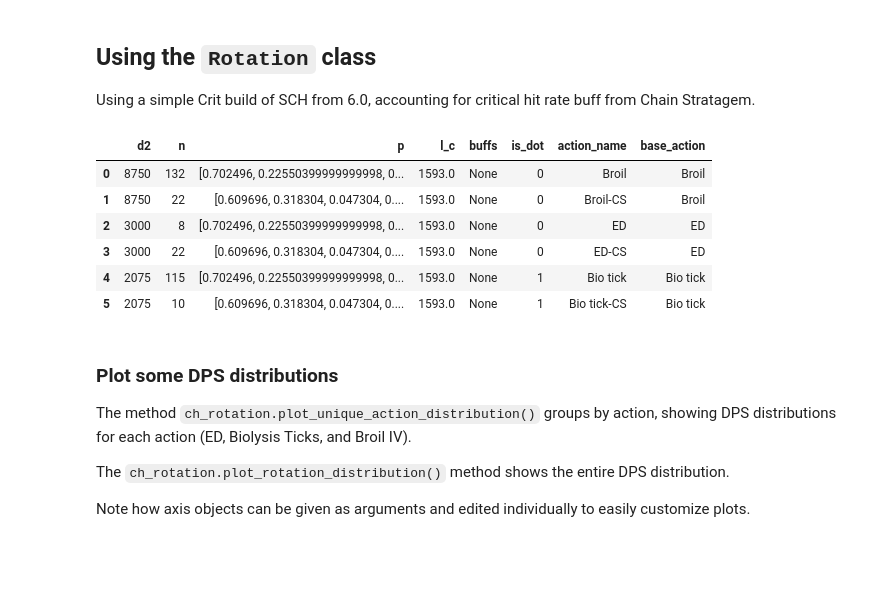
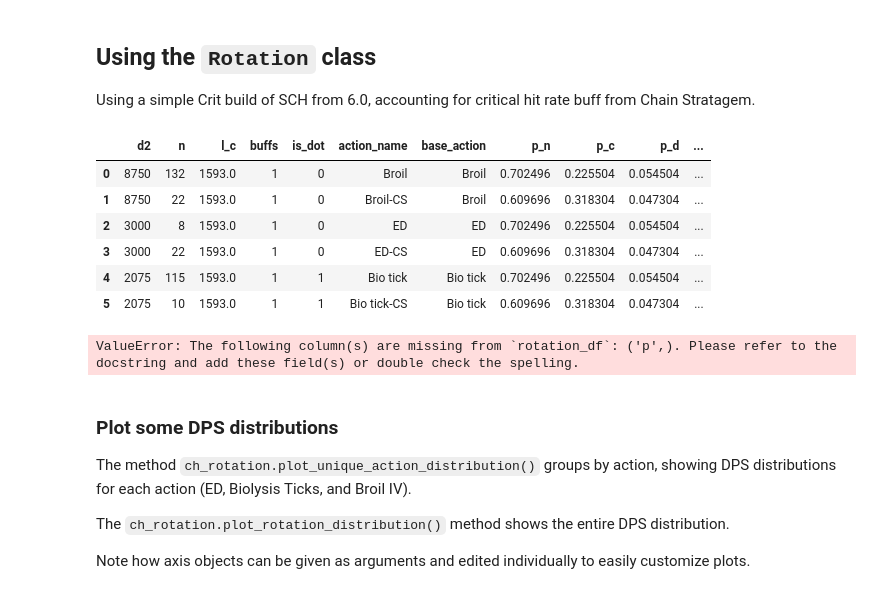
Before and after one commit to ffxiv-acerola/ffxiv_stats, a Jupyter notebook: examples/deterministic-rotations.ipynb, the cells around one changed output. Saved outputs shown, nothing was run; the diff lists cells and outputs as text; code cells hidden in the pictures; blank space fills up the shorter version.

```diff
--- a/examples/deterministic-rotations.ipynb
+++ b/examples/deterministic-rotations.ipynb
@@ -11,38 +11,44 @@ import json
 
 Using a simple Crit build of SCH from 6.0, accounting for critical hit rate buff from Chain Stratagem.
 # %%
-
 # Fight duration is 6:35
 t = 6 * 60 + 35
 
 # Get rates from Rate class
 crit_p = ffs.Rate(2241, 652)
 # Account crit rate bonus from chain stratagem with `ch_mod`
 crit_p_cs = crit_p.get_p(ch_mod=0.1)
 
 # Create rotation df
-ch_rotation_df = pd.DataFrame({
-    'd2': [8750, 8750, 3000, 3000, 2075, 2075],
-    'n': [132, 22, 8, 22, 115, 10],
-    'p': [crit_p.p, crit_p_cs, crit_p.p, crit_p_cs, crit_p.p, crit_p_cs],
-    'l_c': [crit_p.l_c]*6,
-    'buffs': [None]*6,
-    'is_dot': [0, 0, 0, 0, 1, 1],
-    'action_name': ['Broil', 'Broil-CS', 'ED', 'ED-CS', 'Bio tick', 'Bio tick-CS'],
-    'base_action': ['Broil', 'Broil', 'ED', 'ED', 'Bio tick', 'Bio tick']
-})
+ch_rotation_df = pd.DataFrame(
+    {
+        "d2": [8750, 8750, 3000, 3000, 2075, 2075],
+        "n": [132, 22, 8, 22, 115, 10],
+        "l_c": [crit_p.l_c] * 6,
+        "buffs": [1] * 6,
+        "is_dot": [0, 0, 0, 0, 1, 1],
+        "action_name": ["Broil", "Broil-CS", "ED", "ED-CS", "Bio tick", "Bio tick-CS"],
+        "base_action": ["Broil", "Broil", "ED", "ED", "Bio tick", "Bio tick"],
+    }
+)
+
+ch_rotation_df[["p_n", "p_c", "p_d", "p_cd"]] = np.array(
+    [crit_p.p, crit_p_cs, crit_p.p, crit_p_cs, crit_p.p, crit_p_cs]
+)
 
 ch_rotation_df
 # %% [output]
-|  | d2 | n | p | l_c | buffs | is_dot | action_name | base_action |
-| 0 | 8750 | 132 | [0.702496, 0.22550399999999998, 0... | 1593.0 | None | 0 | Broil | Broil |
-| 1 | 8750 | 22 | [0.609696, 0.318304, 0.047304, 0.... | 1593.0 | None | 0 | Broil-CS | Broil |
-| 2 | 3000 | 8 | [0.702496, 0.22550399999999998, 0... | 1593.0 | None | 0 | ED | ED |
-| 3 | 3000 | 22 | [0.609696, 0.318304, 0.047304, 0.... | 1593.0 | None | 0 | ED-CS | ED |
-| 4 | 2075 | 115 | [0.702496, 0.22550399999999998, 0... | 1593.0 | None | 1 | Bio tick | Bio tick |
-| 5 | 2075 | 10 | [0.609696, 0.318304, 0.047304, 0.... | 1593.0 | None | 1 | Bio tick-CS | Bio tick |
+|  | d2 | n | l_c | buffs | is_dot | action_name | base_action | p_n | p_c | p_d | ... |
+| 0 | 8750 | 132 | 1593.0 | 1 | 0 | Broil | Broil | 0.702496 | 0.225504 | 0.054504 | ... |
+| 1 | 8750 | 22 | 1593.0 | 1 | 0 | Broil-CS | Broil | 0.609696 | 0.318304 | 0.047304 | ... |
+| 2 | 3000 | 8 | 1593.0 | 1 | 0 | ED | ED | 0.702496 | 0.225504 | 0.054504 | ... |
+| 3 | 3000 | 22 | 1593.0 | 1 | 0 | ED-CS | ED | 0.609696 | 0.318304 | 0.047304 | ... |
+| 4 | 2075 | 115 | 1593.0 | 1 | 1 | Bio tick | Bio tick | 0.702496 | 0.225504 | 0.054504 | ... |
+| 5 | 2075 | 10 | 1593.0 | 1 | 1 | Bio tick-CS | Bio tick | 0.609696 | 0.318304 | 0.047304 | ... |
 # %%
 ch_rotation = ffs.Rotation(ch_rotation_df, t)
+# %% [output]
+ValueError: The following column(s) are missing from `rotation_df`: ('p',). Please refer to the docstring and add these field(s) or double check the spelling.
 # %% [markdown]
 ### Plot some DPS distributions
 
```
Also changed, not shown: parts of 5 cells of this notebook, 8 other files.
